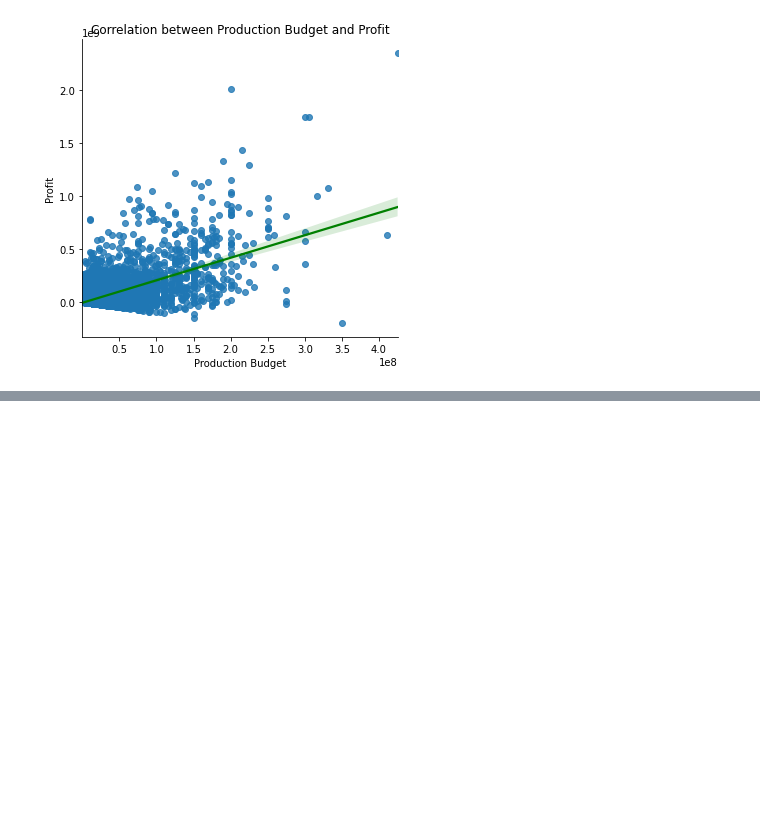
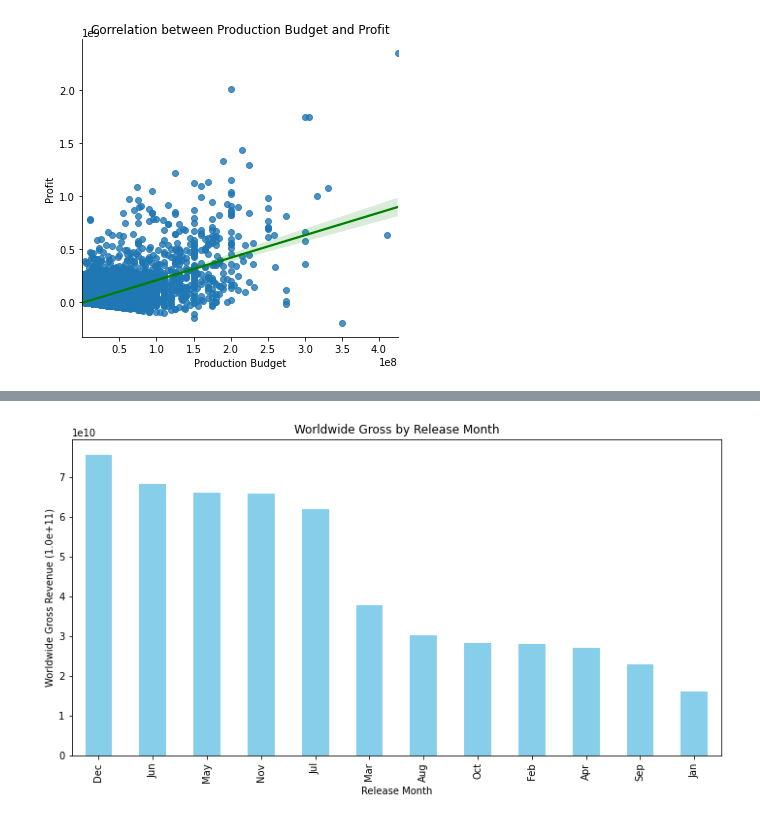
Before and after one commit to Ms-Lorrah/dsc-phase-1-project, a Jupyter notebook: student.ipynb, the cells around one changed output, grey strips where cells are left out. Saved outputs shown, nothing was run; the diff lists cells and outputs as text; code cells hidden in the pictures; blank space fills up the shorter version.

```diff
--- a/student.ipynb
+++ b/student.ipynb
@@ -451,3 +433,7 @@ plt.show()
 # %% [output]
 <Figure size 2160x720 with 0 Axes>
 [figure]
+# %%
+#look at the profit margins to confirm if increase in production budget increases revenue
+tnmovie_budgets['profit_margin'] = (tnmovie_budgets['profit'] / tnmovie_budgets['worldwide_gross']) * 100
+tnmovie_budgets.head(5)
@@ -453,0 +448,3 @@ plt.show()
+# %%
+tnmovie_budgets['release_month'] = tnmovie_budgets['release_date'].apply(lambda x: x.split()[0])
+tnmovie_budgets.head(4)
@@ -453,0 +458,17 @@ plt.show()
+# %%
+#Compare total_gross against genres, this is achieved by grouping data
+month_gross = tnmovie_budgets.groupby('release_month')['worldwide_gross'].sum()
+
+# Sort the results in descending order (highest total gross first)
+sorted_data = month_gross.sort_values(ascending=False)
+
+# Create a figure and set the figure size
+plt.figure(figsize=(12, 6))
+sorted_data.plot(kind='bar', color="skyblue")
+
+# Set plot title, labels, and x-axis rotation
+plt.title('Worldwide Gross by Release Month')
+plt.xlabel('Release Month')
+plt.ylabel('Worldwide Gross Revenue (1.0e+11)');
+# %% [output]
+[figure, added]
```
Also changed, not shown: parts of 7 cells of this notebook.
